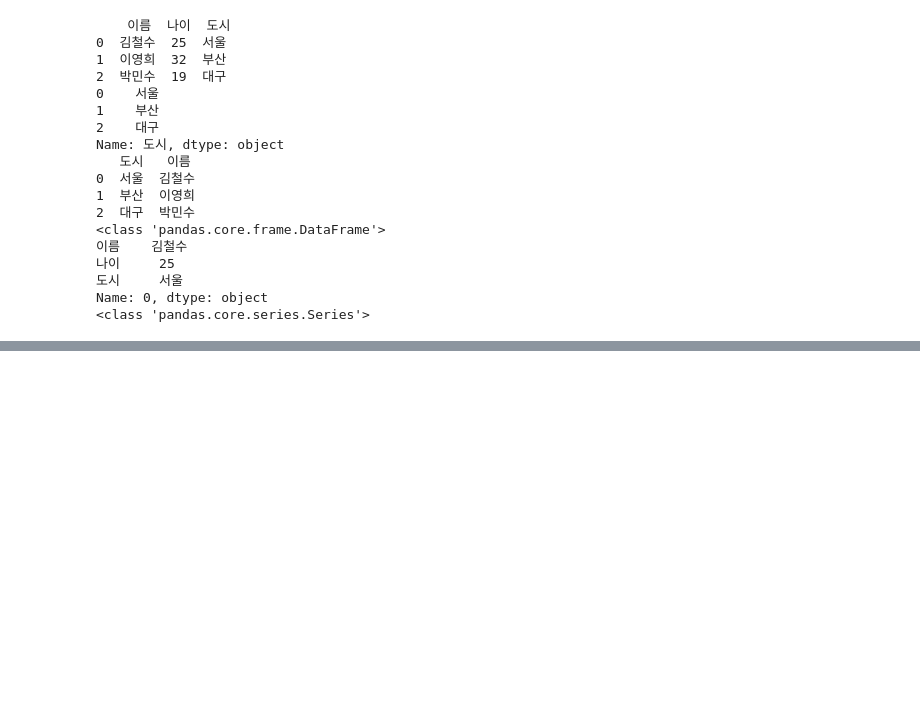
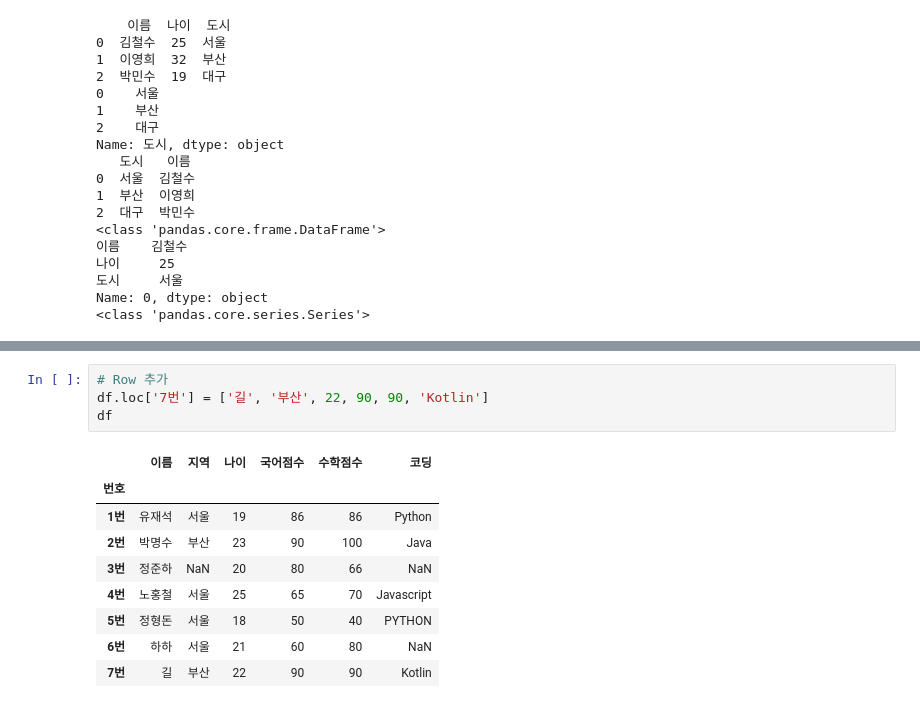
Before and after one commit to PepperShin/PythonPrj, a Jupyter notebook: PANDAS_2025_02_04.ipynb, the cells around one changed output, grey strips where cells are left out. Drawn from its saved outputs; the diff is of its cells as text; blank space fills up the shorter version.

```diff
--- a/PANDAS_2025_02_04.ipynb
+++ b/PANDAS_2025_02_04.ipynb
@@ -600,0 +998,14 @@ Name: 0, dtype: object
+# %%
+# Row 추가
+df.loc['7번'] = ['길', '부산', 22, 90, 90, 'Kotlin']
+df
+# %% [output]
+|  | 이름 | 지역 | 나이 | 국어점수 | 수학점수 | 코딩 |
+| 번호 |  |  |  |  |  |  |
+| 1번 | 유재석 | 서울 | 19 | 86 | 86 | Python |
+| 2번 | 박명수 | 부산 | 23 | 90 | 100 | Java |
+| 3번 | 정준하 | NaN | 20 | 80 | 66 | NaN |
+| 4번 | 노홍철 | 서울 | 25 | 65 | 70 | Javascript |
+| 5번 | 정형돈 | 서울 | 18 | 50 | 40 | PYTHON |
+| 6번 | 하하 | 서울 | 21 | 60 | 80 | NaN |
+| 7번 | 길 | 부산 | 22 | 90 | 90 | Kotlin |
```
Also changed, not shown: parts of 29 cells of this notebook.
